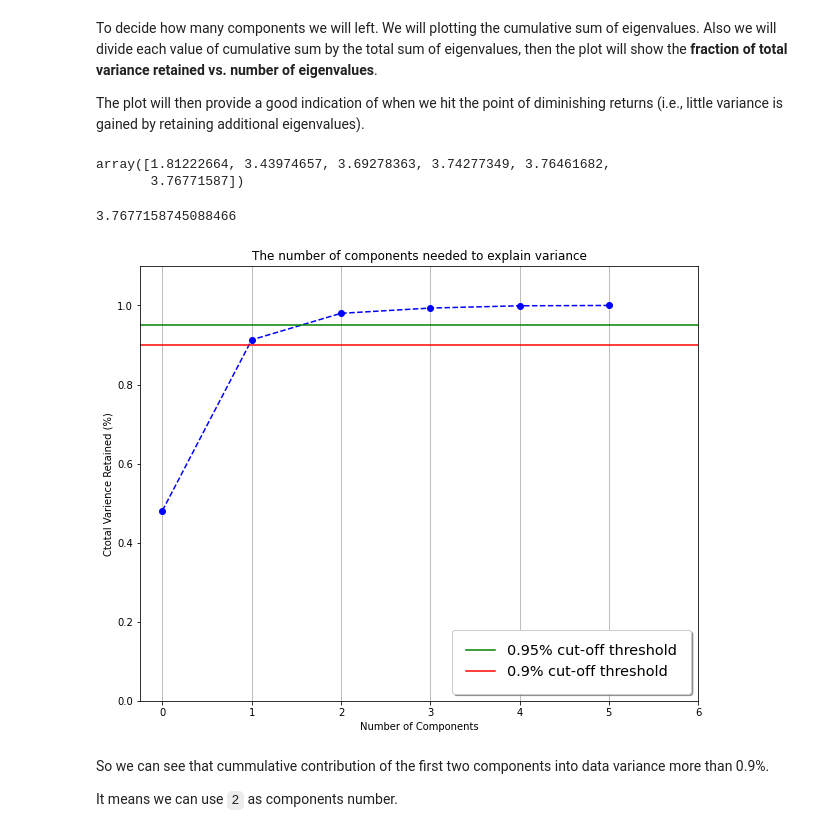
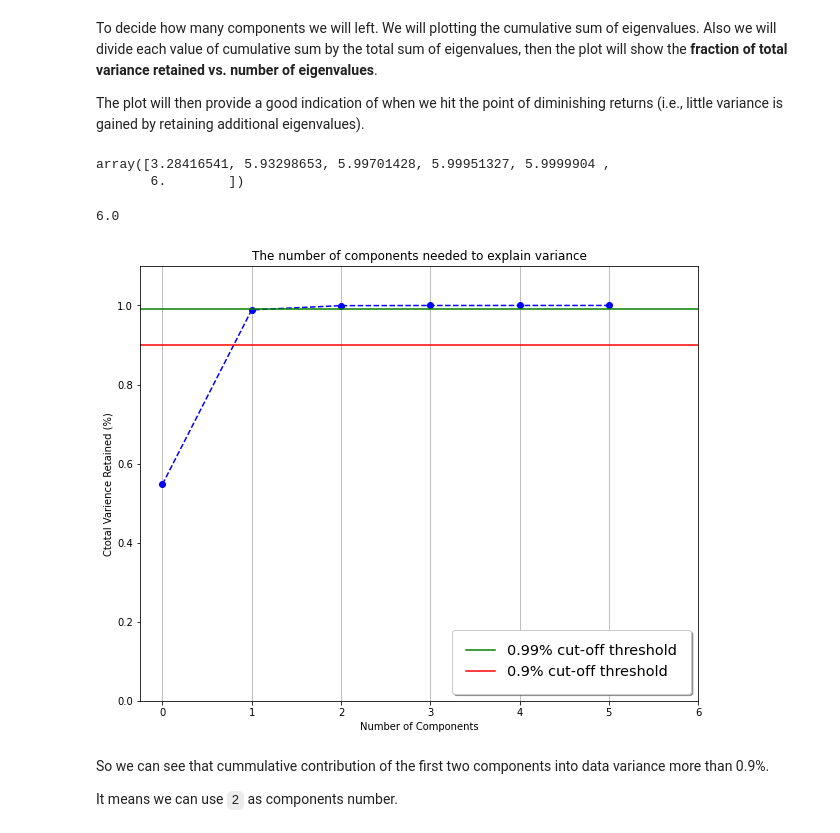
Before and after one commit to HSEDataAnalysis/LAB2, a Jupyter notebook: main.ipynb, the cells around one changed output. Saved outputs shown, nothing was run; the diff lists cells and outputs as text; code cells hidden in the pictures.

```diff
--- a/main.ipynb
+++ b/main.ipynb
@@ -224,37 +224,37 @@ To decide how many components we will left. We will plotting the cumulative sum
 
 The plot will then provide a good indication of when we hit the point of diminishing returns (i.e., little variance is gained by retaining additional eigenvalues).
 # %%
-np.cumsum(S)
+np.cumsum(S**2)
 # %% [output]
-array([1.81222664, 3.43974657, 3.69278363, 3.74277349, 3.76461682,
-       3.76771587])
+array([3.28416541, 5.93298653, 5.99701428, 5.99951327, 5.9999904 ,
+       6.        ])
 # %%
-np.sum(S)
+np.sum(S**2)
 # %% [output]
-3.7677158745088466
+6.0
 # %%
 fig, ax = plt.subplots(figsize=(10, 8))
 xi = np.arange(0, 6, step=1)
-y = np.cumsum(S) / np.sum(S)
+y = np.cumsum(S**2) / np.sum(S**2)
 plt.ylim(0.0,1.1)
 plt.plot(xi, y, marker='o', linestyle='--', color='b')
 
 plt.xlabel('Number of Components')
 plt.xticks(np.arange(0, 7, step=1))
 plt.ylabel('Ctotal Varience Retained (%)')
 plt.title('The number of components needed to explain variance')
 
-upper_threshold = 0.95
+upper_threshold = 0.99
 lower_threshold = 0.90
 
 plt.axhline(y=upper_threshold, color='g', linestyle='-', label=f"{upper_threshold}% cut-off threshold")
 plt.axhline(y=lower_threshold, color='r', linestyle='-', label=f"{lower_threshold}% cut-off threshold")
 
 ax.grid(axis='x')
 ax.legend(loc='lower right',shadow=True, borderpad=1, fontsize="x-large")
 plt.show()
 # %% [output]
-[figure, old version]
+[figure, new version]
 # %% [markdown]
 So we can see that cummulative contribution of the first two components into data variance  more than 0.9%.
 
```
Also changed, not shown: parts of 9 cells of this notebook.
